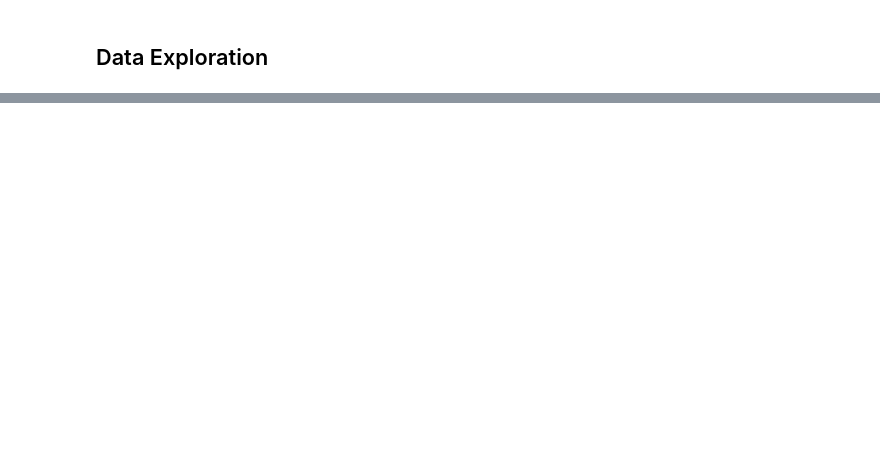
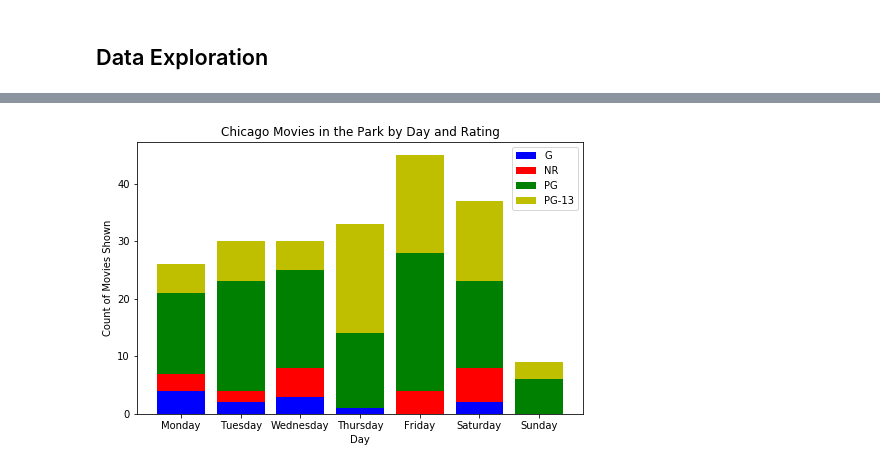
Before and after one commit to learn-co-students/dsc-chi-warmup-pandas1, a Jupyter notebook: index.ipynb, the cells around one changed output, grey strips where cells are left out. Drawn from its saved outputs; the diff is of its cells as text; code cells hidden in the pictures; blank space fills up the shorter version.

```diff
--- a/index.ipynb
+++ b/index.ipynb
@@ -92,0 +127,17 @@ Categories (7, object): [Mon < Tue < Wed < Thu < Fri < Sat < Sun]
+# %%
+#__SOLUTION__
+
+# Turn Day column into an ordered categorical and sort
+# this allows us to define a 'sort order'
+movies.Day = pd.Categorical(
+    movies.Day,
+    categories = [
+        'Monday', 'Tuesday', 'Wednesday',
+        'Thursday', 'Friday', 'Saturday',
+        'Sunday'
+    ],
+    ordered=True
+    )
+
+movies.sort_values('Day', ascending=True, inplace=True)
+movies.head()
@@ -323,0 +357,49 @@ plt.show()
+# %%
+#__SOLUTION__
+
+movies.sort_values('Day', ascending=True, inplace=True)
+
+#create figures
+fig, ax = plt.subplots(figsize=(8,5))
+color_map = dict(zip(['NR', 'G', 'PG', 'PG-13'], ['r','b','g','y']))
+
+#this will store info for the legend
+reps = []
+
+#for each day:
+for index, day in enumerate(movies.Day.unique()):
+
+    #get series with index rating and values play count
+    counts = movies.groupby('Day').get_group(day)['Rating'].value_counts()
+
+    #sort so ratings are in the same order each day
+    counts = counts.sort_index(ascending=True)
+
+    #track where to start each stacked bar
+    lower=0
+
+    #for each rating per day
+    for rating, count in counts.items():
+
+        #extract (rating, play count, day) and use to graph
+        rep, = ax.bar(day,
+               count,
+               color=color_map[rating],
+               bottom=lower
+        )
+
+        #set bottom of next bar at top of graphed one
+        lower=count+lower
+
+        #append graph info for legend
+        reps.append(rep)
+
+#graph metadata
+ax.legend(labels=['G', 'NR', 'PG', 'PG-13'])
+ax.set_xlabel('Day')
+ax.set_ylabel('Count of Movies Shown')
+ax.set_title('Chicago Movies in the Park by Day and Rating')
+plt.savefig('viz/final_chart.png')
+plt.show()
+# %% [output]
+[figure, added]
```
Also changed, not shown: parts of 51 cells of this notebook, 11 other files.
